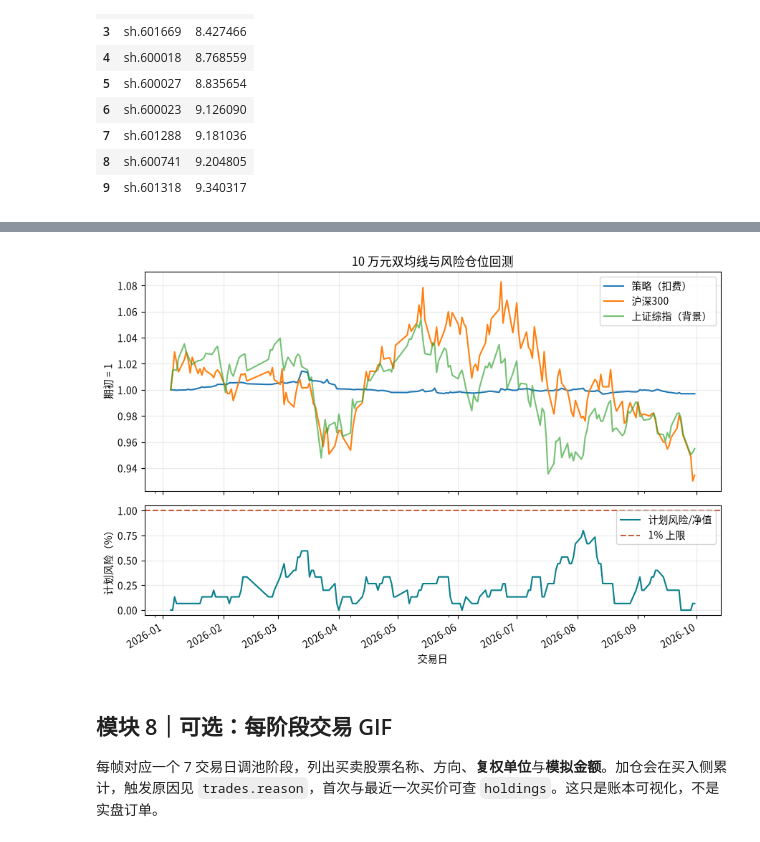
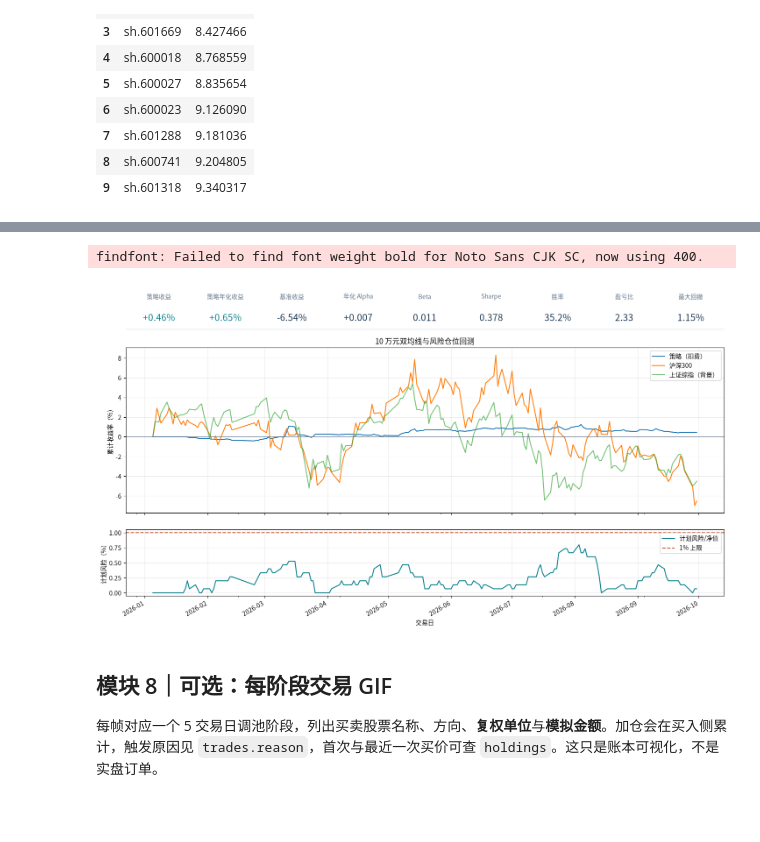
Before and after one commit to ZhengrongYue/MiniQuant, a Jupyter notebook: simple_framework.ipynb, the cells around one changed output, grey strips where cells are left out. Saved outputs shown, nothing was run; the diff lists cells and outputs as text; code cells hidden in the pictures; blank space fills up the shorter version.

Commit message:
Clarify risk sizing and tune tutorial backtest

```diff
--- a/simple_framework.ipynb
+++ b/simple_framework.ipynb
@@ -25,15 +25,15 @@ DATA = Path('data/private')
 DATA.mkdir(parents=True, exist_ok=True)
 START_DATE, FIRST_DAY, END_DATE = '2025-12-01', '2026-01-05', '2026-09-30'
 POOL_SIZE, PE_LOWER, PE_UPPER = 10, 8.0, 30.0
-MA_FAST, MA_SLOW, ATR_WINDOW = 5, 20, 14
+MA_FAST, MA_SLOW, ATR_WINDOW = 8, 15, 14
 INITIAL_CASH = 100_000.0
 COMMISSION_RATE, MIN_COMMISSION = 0.0003, 5.0   # 券商万三；每笔佣金最低 5 元
 STAMP_DUTY_RATE = 0.0005                       # 2026 年卖出印花税：万分之五
 TRANSFER_RATE = 0.00001                        # 过户费双边：十万分之一
 TOTAL_RISK, NAME_RISK, MAX_NAME_WEIGHT = 0.01, 0.002, 0.10
 RISK_BUFFER = 0.95  # 下单时只用 95% 的组合风险预算，给费用和净值波动留余量
-INITIAL_STOP, ARM_GAIN, TRAIL_BACK = 0.03, 0.08, 0.03
-ATR_MULT, TRANCHES, ADD_PROFIT_STEP = 2.0, 3, 0.02  # 两次加仓阈值：+2%、+4%
+INITIAL_STOP, ARM_GAIN, TRAIL_BACK = 0.025, 0.08, 0.025
+ATR_MULT, TRANCHES, ADD_PROFIT_STEP = 1.5, 3, 0.02  # 两次加仓阈值：+2%、+4%
 BAR_FIELDS = 'date,code,open,high,low,close,volume,amount,tradestatus,peTTM,isST'
 REPORT_DATES = ('2025-09-30', '2025-12-31', '2026-03-31', '2026-06-30')
 EASTMONEY_API = 'https://datacenter-web.eastmoney.com/api/data/v1/get'
@@ -346,6 +346,6 @@ MA5 是近 5 个交易日的平均收盘价，MA20 是近 20 日平均。**金
 # %%
-def build_decisions(bars, reports, benchmark, first=FIRST_DAY, every=7):
-    """收盘信号：每 7 个交易日调池，MA5/MA20 金叉和死叉单独记录。"""
+def build_decisions(bars, reports, benchmark, first=FIRST_DAY, every=5):
+    """收盘信号：每 5 个交易日调池，MA8/MA15 金叉和死叉单独记录。"""
     dates = list(benchmark.loc[benchmark.date >= pd.Timestamp(first), 'date'])
     by_day = {day: frame for day, frame in bars.groupby('date', sort=False)}
     pool = set()
@@ -369,7 +369,7 @@ def build_decisions(bars, reports, benchmark, first=FIRST_DAY, every=7):
     return pd.DataFrame(records)
 
 
-decisions = build_decisions(bars, reports, benchmark, first=FIRST_DAY, every=7)
+decisions = build_decisions(bars, reports, benchmark, first=FIRST_DAY, every=5)
 display(decisions.loc[decisions.rebalance,
                       ['signal_date', 'execution_date', 'pool_count', 'trend_count']].head(5))
 print(f'调池 {int(decisions.rebalance.sum())} 次；股票池始终 10 只')
@@ -813,27 +879,59 @@ display(pd.DataFrame(sensitivity).set_index('加仓里程碑'))
 # %%
 shanghai = shanghai_raw.copy()
 shanghai['date'] = pd.to_datetime(shanghai['date'])
 shanghai['close'] = pd.to_numeric(shanghai['close'])
 shanghai = shanghai.set_index('date')['close'].reindex(nav.index)
 shanghai = shanghai / shanghai.iloc[0]
-fig, axes = plt.subplots(2, 1, figsize=(9, 6), sharex=True,
-                         gridspec_kw={'height_ratios': [2, 1]})
-nav[['nav', 'benchmark_nav']].rename(columns={
-    'nav': '策略（扣费）', 'benchmark_nav': '沪深300'}).plot(ax=axes[0])
-shanghai.plot(ax=axes[0], label='上证综指（背景）', alpha=.65)
-axes[0].set(ylabel='期初 = 1', title='10 万元双均线与风险仓位回测')
-axes[0].grid(alpha=.25); axes[0].legend()
-(nav.planned_risk_pct * 100).plot(ax=axes[1], color='#087f8c', label='计划风险/净值')
-axes[1].axhline(TOTAL_RISK * 100, color='#c75b39', linestyle='--', label='1% 上限')
-axes[1].set(ylabel='计划风险（%）', xlabel='交易日')
-axes[1].grid(alpha=.25); axes[1].legend()
-fig.tight_layout(); plt.show()
+
+# 指标和曲线放在同一张图里，便于截图时连同统计口径一起阅读。
+metric_cards = [
+    ('策略收益', f"{m['总收益率']:+.2%}"),
+    ('策略年化收益', f"{m['复合年化收益率']:+.2%}"),
+    ('基准收益', f"{m['基准总收益率']:+.2%}"),
+    ('年化 Alpha', f"{m['Alpha（日回归截距×252）']:+.3f}"),
+    ('Beta', f"{m['Beta']:.3f}"),
+    ('Sharpe', f"{m['夏普比率']:.3f}"),
+    ('胜率', f"{trade_stats['胜率']:.1%}" if np.isfinite(trade_stats['胜率']) else '—'),
+    ('盈亏比', f"{trade_stats['盈亏比']:.2f}" if np.isfinite(trade_stats['盈亏比']) else '—'),
+    ('最大回撤', f"{abs(m['最大回撤']):.2%}"),
+]
+fig = plt.figure(figsize=(15, 8), facecolor='white')
+grid = fig.add_gridspec(3, 1, height_ratios=[0.8, 3, 1.2], hspace=0.18)
+summary_ax = fig.add_subplot(grid[0])
+curve_ax = fig.add_subplot(grid[1])
+risk_ax = fig.add_subplot(grid[2], sharex=curve_ax)
+summary_ax.set_axis_off()
+for j, (label, value) in enumerate(metric_cards):
+    x = (j + 0.5) / len(metric_cards)
+    summary_ax.text(x, .78, label, transform=summary_ax.transAxes,
+                    ha='center', va='center', color='#60758a', fontsize=10)
+    color = '#087f8c' if label in ('策略收益', '策略年化收益') and value.startswith('+') else '#17324d'
+    summary_ax.text(x, .31, value, transform=summary_ax.transAxes,
+                    ha='center', va='center', color=color, fontsize=15, fontweight='bold')
+summary_ax.plot([0, 1], [.05, .05], transform=summary_ax.transAxes,
+                color='#dce4e9', linewidth=1)
+((nav[['nav', 'benchmark_nav']] - 1) * 100).rename(columns={
+    'nav': '策略（扣费）', 'benchmark_nav': '沪深300'}).plot(ax=curve_ax)
+((shanghai - 1) * 100).plot(ax=curve_ax, label='上证综指（背景）', alpha=.65)
+curve_ax.axhline(0, color='#60758a', linewidth=.8, alpha=.7)
+curve_ax.set(ylabel='累计收益率（%）', title='10 万元双均线与风险仓位回测')
+curve_ax.grid(alpha=.25)
+curve_ax.legend()
+(nav.planned_risk_pct * 100).plot(ax=risk_ax, color='#087f8c', label='计划风险/净值')
+risk_ax.axhline(TOTAL_RISK * 100, color='#c75b39', linestyle='--', label='1% 上限')
+risk_ax.set(ylabel='计划风险（%）', xlabel='交易日')
+risk_ax.grid(alpha=.25)
+risk_ax.legend()
+plt.setp(curve_ax.get_xticklabels(), visible=False)
+fig.subplots_adjust(left=.07, right=.98, top=.96, bottom=.08)
+plt.show()
 # %% [output]
+findfont: Failed to find font weight bold for Noto Sans CJK SC, now using 400.
-[figure, old version]
+[figure, new version]
 # %% [markdown]
 ## 模块 8｜可选：每阶段交易 GIF
 
-每帧对应一个 7 交易日调池阶段，列出买卖股票名称、方向、**复权单位**与**模拟金额**。加仓会在买入侧累计，触发原因见 `trades.reason`，首次与最近一次买价可查 `holdings`。这只是账本可视化，不是实盘订单。
+每帧对应一个 5 交易日调池阶段，列出买卖股票名称、方向、**复权单位**与**模拟金额**。加仓会在买入侧累计，触发原因见 `trades.reason`，首次与最近一次买价可查 `holdings`。这只是账本可视化，不是实盘订单。
 # %%
 from PIL import Image, ImageDraw, ImageFont
 
```
Also changed, not shown: parts of 12 cells of this notebook, 2 other files.
